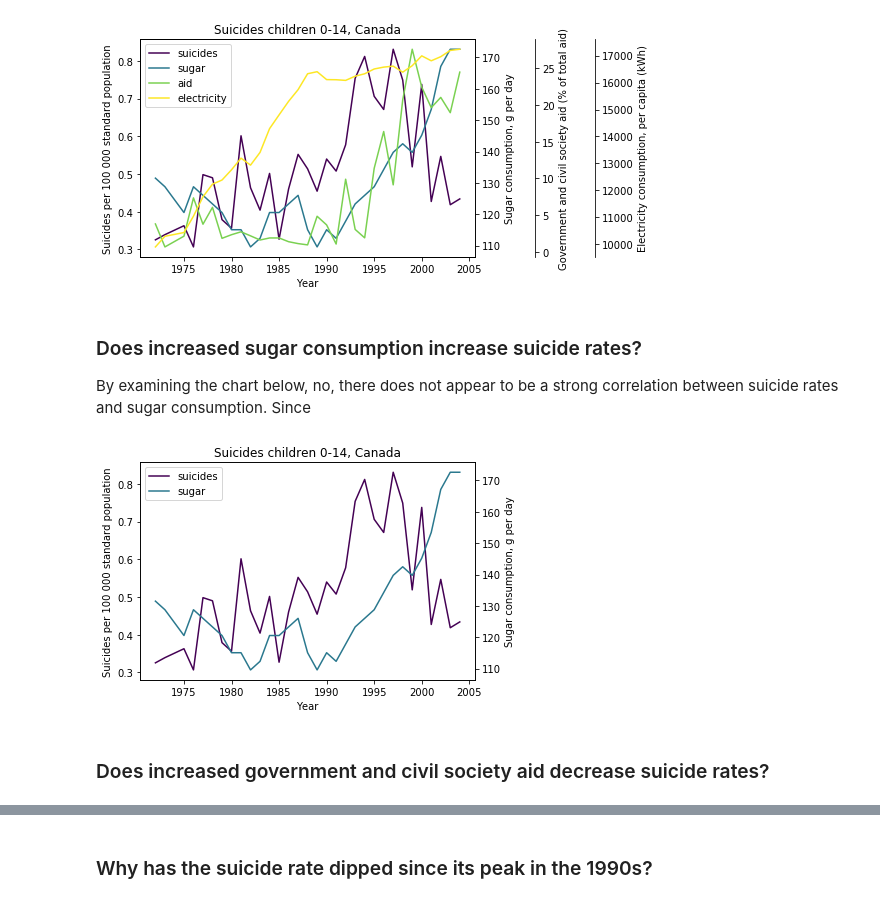
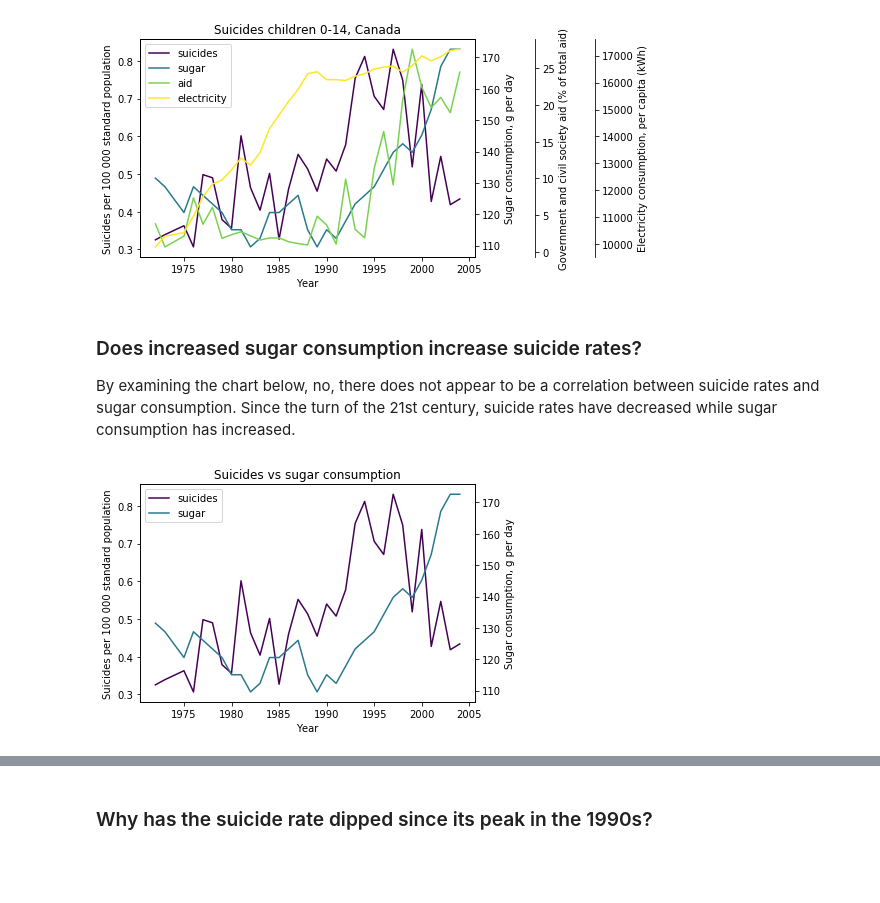
Before and after one commit to szimmers/udacity-dand-term1, a Jupyter notebook: dataset_investigation/report_canada_youth_suicide.ipynb, the cells around one changed output, grey strips where cells are left out. Cells and saved outputs as stored; diff of their text form; code cells hidden in the pictures; blank space fills up the shorter version.

```diff
--- a/dataset_investigation/report_canada_youth_suicide.ipynb
+++ b/dataset_investigation/report_canada_youth_suicide.ipynb
@@ -339,35 +339,31 @@ plt.show()
 # %% [markdown]
 ### Does increased sugar consumption increase suicide rates?
 
-By examining the chart below, no, there does not appear to be a strong correlation between suicide rates and sugar consumption. Since
+By examining the chart below, no, there does not appear to be a correlation between suicide rates and sugar consumption. Since the turn of the 21st century, suicide rates have decreased while sugar consumption has increased.
 # %%
-# c.f. https://stackoverflow.com/a/45925049/3199246
-
 fig = plt.figure()
 host = fig.add_subplot(111)
 
 par1 = host.twinx()
 
-host.set_title('Suicides children 0-14, Canada')
+host.set_title('Suicides vs sugar consumption')
 
 host.set_xlabel('Year')
 host.set_ylabel('Suicides per 100 000 standard population')
 
 par1.set_ylabel('Sugar consumption, g per day')
 
 color1 = plt.cm.viridis(0)
 color2 = plt.cm.viridis(0.4)
 color3 = plt.cm.viridis(0.8)
 color4 = plt.cm.viridis(1.2)
 
 p1, = host.plot(df['year'], df['suicides'], color=color1, label="suicides")
 p2, = par1.plot(df['year'], df['sugar'], color=color2, label="sugar")
 
 lns = [p1, p2]
 host.legend(handles=lns, loc='best')
 
 plt.show()
 # %% [output]
-[figure, old version]
+[figure, new version]
-# %% [markdown]
-### Does increased government and civil society aid decrease suicide rates?
```
Also changed, not shown: parts of 4 cells of this notebook.
